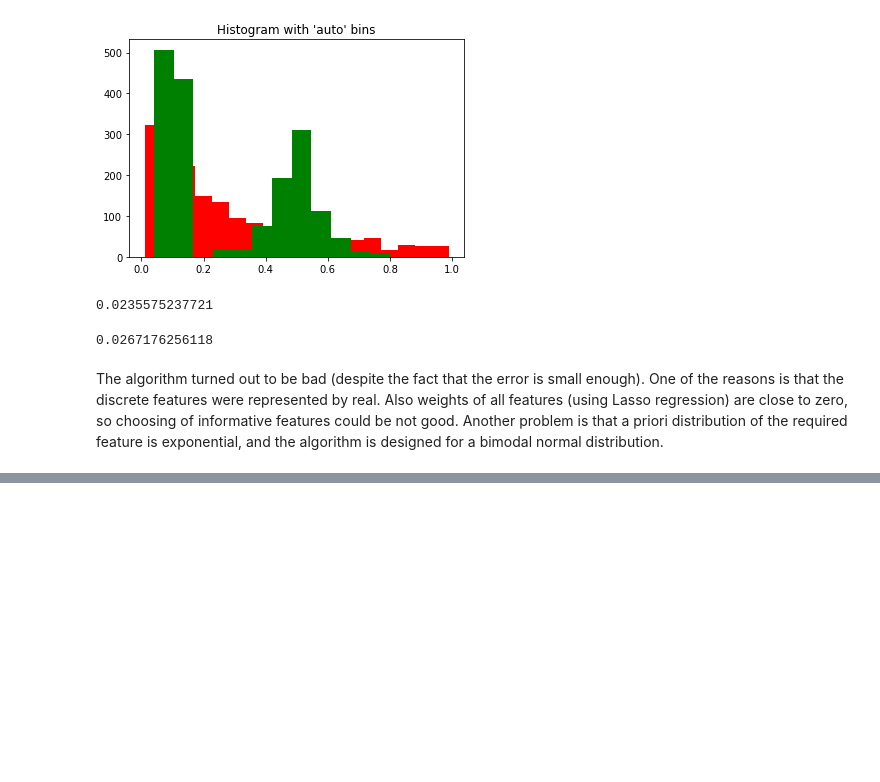
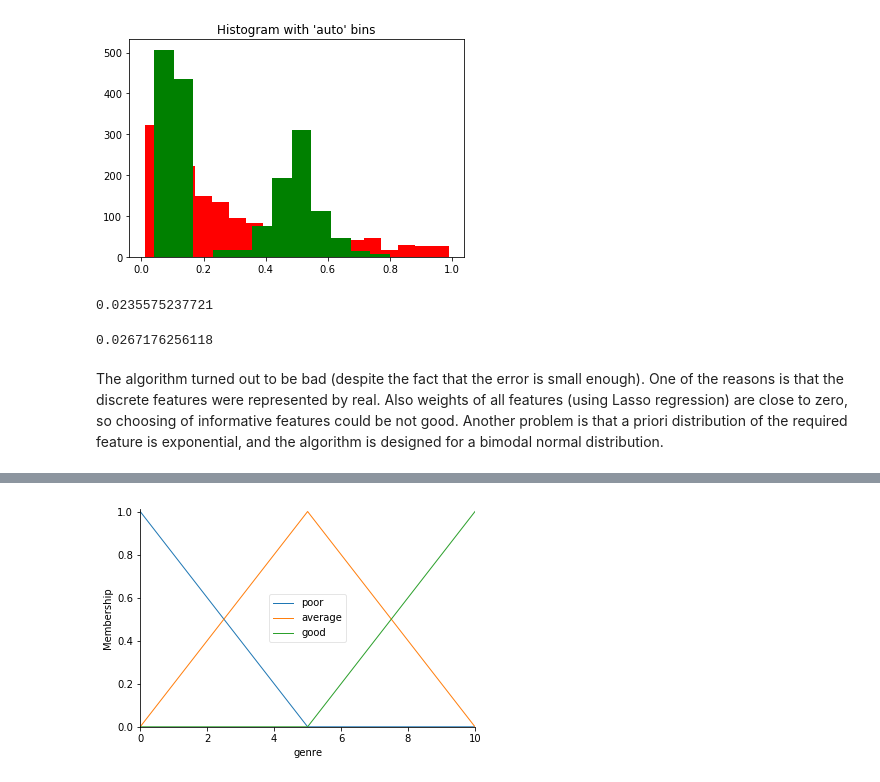
Before and after one commit to Helga-Helga/methods_of_artificial_intelligence, a Jupyter notebook: lab2/lab2.ipynb, the cells around one changed output, grey strips where cells are left out. Drawn from its saved outputs; the diff is of its cells as text; code cells hidden in the pictures; blank space fills up the shorter version.

```diff
--- a/lab2/lab2.ipynb
+++ b/lab2/lab2.ipynb
@@ -279,0 +337,4 @@ Another problem is that a priori distribution of the required feature is exponen
+# %%
+genre.view()
+# %% [output]
+[figure, added]
```
Also changed, not shown: parts of 29 cells of this notebook.
